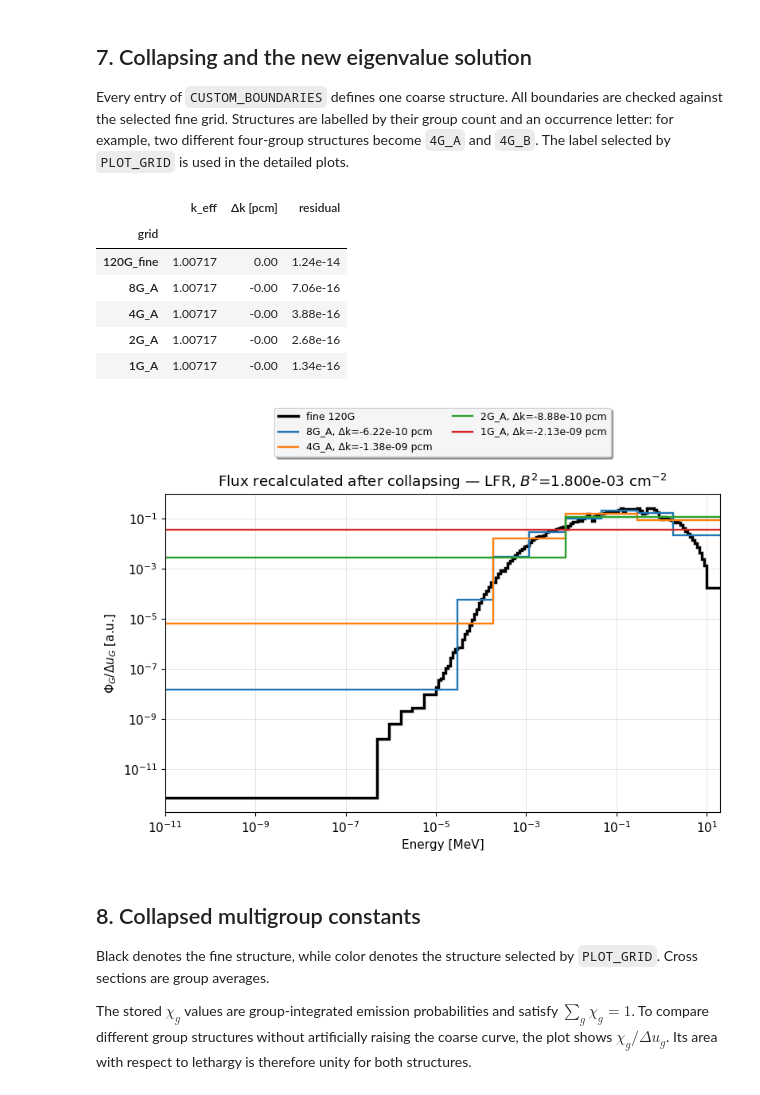
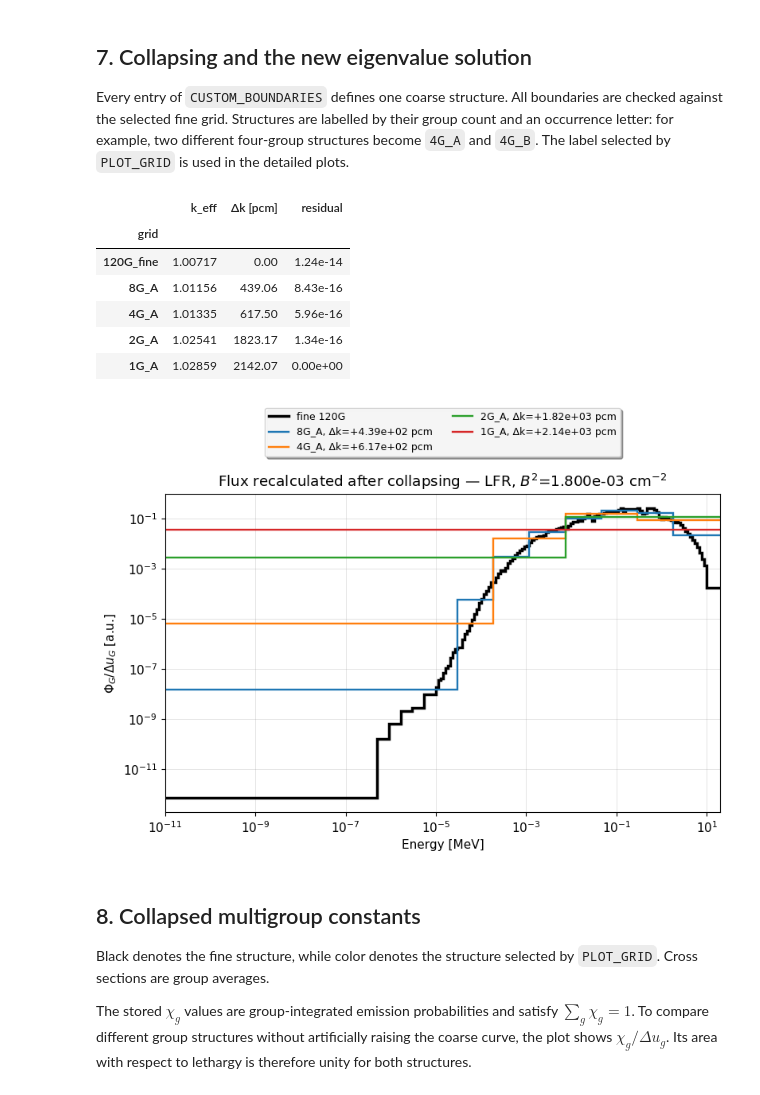
Before and after one commit to nicoloabrate/fission_reactor_physics_and_transport_theory_PoliTO, a Jupyter notebook: Ex1_multigroup_collapsing/Ex_multigroup_collapsing.ipynb, the cells around one changed output. Drawn from its saved outputs; the diff is of its cells as text; code cells hidden in the pictures.

```diff
--- a/Ex1_multigroup_collapsing/Ex_multigroup_collapsing.ipynb
+++ b/Ex1_multigroup_collapsing/Ex_multigroup_collapsing.ipynb
@@ -154,7 +154,7 @@ E_max = 20.0
 x_lim = (E_min, E_max)
 
 # --- Select how diffusion data are collapsed and interpreted
-DIFFUSION_COLLAPSE = "direct-D" # "transport" or "direct-D"
+DIFFUSION_COLLAPSE = "transport" # "transport" or "direct-D"
 P1_CONSISTENT = False            # please do not change this
 
 # --- Locate the precomputed group-constant files
@@ -571,38 +571,41 @@ Every entry of `CUSTOM_BOUNDARIES` defines one coarse structure. All boundaries
 requested_grids = prepare_custom_grids(reference.edges, CUSTOM_BOUNDARIES)
 
 # --- Collapse the data and solve each coarse eigenvalue problem
 collapsed = {}
 for grid_id, edges in requested_grids.items():
     data_c = collapse(reference, fine_solution["phi"], edges, DIFFUSION_COLLAPSE)
     collapsed[grid_id] = {"data": data_c, "solution": solve_keff(data_c, B2)}
 
 # --- Fall back if the requested plotting grid is unavailable
 if PLOT_GRID not in collapsed:
     PLOT_GRID = next(iter(collapsed))
     print(f"PLOT_GRID is unavailable; using {PLOT_GRID} instead.")
 
 # --- Assemble the formatted k, delta-k, and residual summary
 rows = [{
     "grid": f"{reference.nG}G_fine", "k_eff": fine_solution["k"],
     "Δk [pcm]": 0.0, "residual": fine_solution["residual"],
 }]
 for grid_id, item in collapsed.items():
     sol = item["solution"]
     rows.append({
         "grid": grid_id, "k_eff": sol["k"],
         "Δk [pcm]": 1.0e5 * (sol["k"] - fine_solution["k"]),
         "residual": sol["residual"],
     })
 k_table = pd.DataFrame(rows).set_index("grid")
-k_table.style.format({"k_eff": "{:.5f}", "Δk [pcm]": "{:.2f}", "residual": "{:.2e}"})
+k_table_display = k_table.copy()
+for column, number_format in {"k_eff": "{:.5f}", "Δk [pcm]": "{:.2f}", "residual": "{:.2e}"}.items():
+    k_table_display[column] = k_table_display[column].map(number_format.format)
+display(k_table_display)
 # %% [output]
 |  | k_eff | Δk [pcm] | residual |
 | grid |  |  |  |
 | 120G_fine | 1.00717 | 0.00 | 1.24e-14 |
-| 8G_A | 1.00717 | -0.00 | 7.06e-16 |
-| 4G_A | 1.00717 | -0.00 | 3.88e-16 |
-| 2G_A | 1.00717 | -0.00 | 2.68e-16 |
-| 1G_A | 1.00717 | -0.00 | 1.34e-16 |
+| 8G_A | 1.01156 | 439.06 | 8.43e-16 |
+| 4G_A | 1.01335 | 617.50 | 5.96e-16 |
+| 2G_A | 1.02541 | 1823.17 | 1.34e-16 |
+| 1G_A | 1.02859 | 2142.07 | 0.00e+00 |
 # %%
 # --- Plot the fine solution and every recalculated collapsed solution
 fig, ax = plt.subplots(figsize=(9, 5.2))
@@ -618,7 +621,7 @@ add_major_minor_grid(ax)
 ax.legend(ncol=2, bbox_to_anchor=(0.5, 1.10), loc="lower center", fontsize=9, shadow=True, framealpha=0.9)
 plt.show()
 # %% [output]
-[figure, old version]
+[figure, new version]
 # %% [markdown]
 ## 8. Collapsed multigroup constants
 
```
Also changed, not shown: parts of 6 cells of this notebook, 3 other files.
